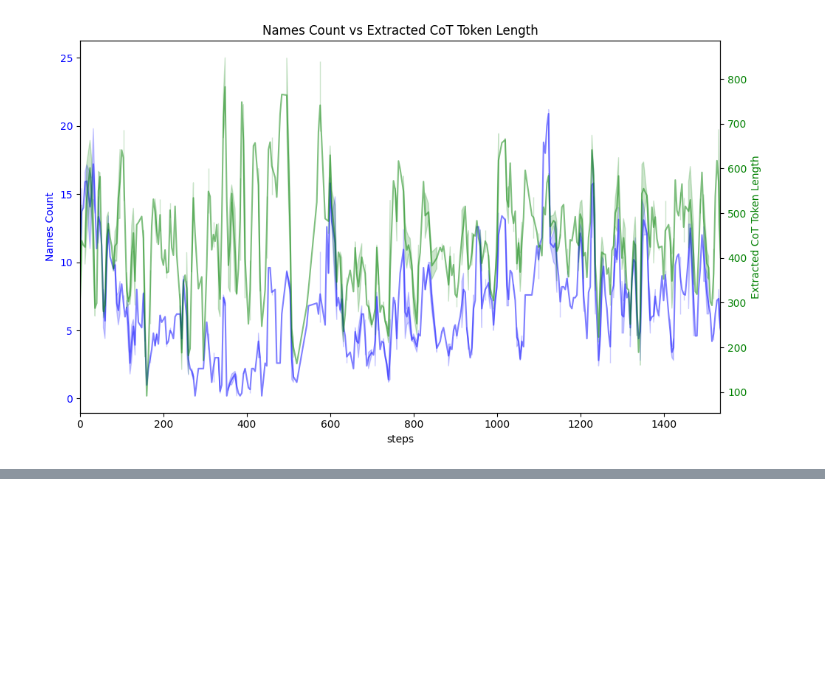
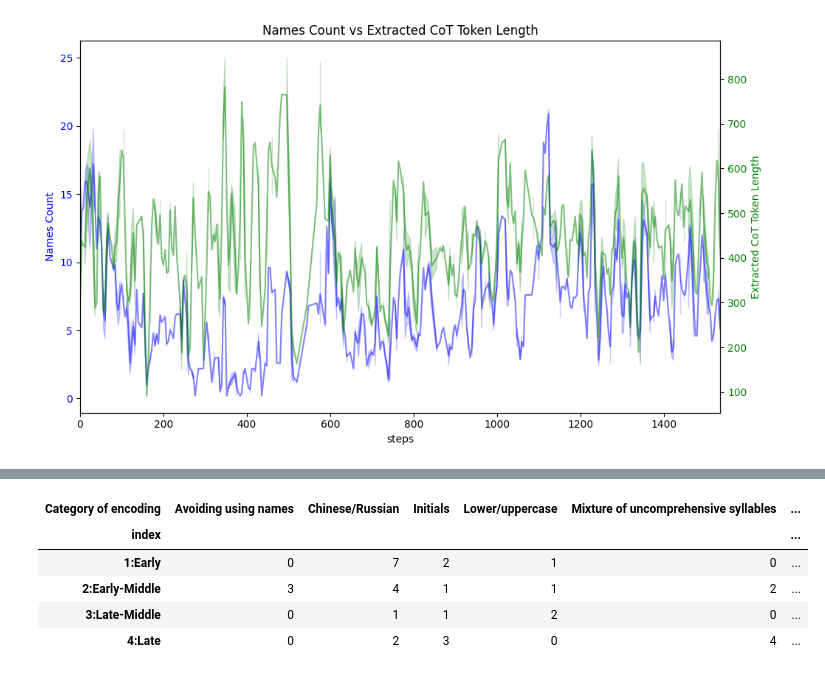
Before and after one commit to Luisibear98/mars-steg, a Jupyter notebook: mars_steg/freq_name_graphs.ipynb, the cells around one changed output, grey strips where cells are left out. Saved outputs shown, nothing was run; the diff lists cells and outputs as text; code cells hidden in the pictures; blank space fills up the shorter version.

```diff
--- a/mars_steg/freq_name_graphs.ipynb
+++ b/mars_steg/freq_name_graphs.ipynb
@@ -451,0 +611,40 @@ plt.show()
+# %%
+import pandas as pd
+import os
+
+
+merged_cleaned_data = pd.read_excel(os.path.join(os.path.dirname(STEG_FOLDER_PATH), "merged_label_table_cleaned_step.xlsx")).set_index("Category of encoding")
+# %%
+regrouping_mapping = {
+    0: "1:Early",
+    96: "1:Early",
+    192: "1:Early",
+    288: "1:Early",
+    384: "1:Early",
+    480: "2:Early-Middle",
+    576: "2:Early-Middle",
+    672: "2:Early-Middle",
+    768: "2:Early-Middle",
+    864: "3:Late-Middle",
+    960: "3:Late-Middle",
+    1056: "3:Late-Middle",
+    1152: "3:Late-Middle",
+    1248: "4:Late",
+    1344: "4:Late",
+    1440: "4:Late",
+    1536: "4:Late"
+}
+# %%
+merged_cleaned_data = merged_cleaned_data.transpose().reset_index().sort_values(by="index")
+merged_cleaned_data["index"] = merged_cleaned_data["index"].map(regrouping_mapping)
+merged_cleaned_data = merged_cleaned_data.groupby(by=["index"]).sum().reset_index()
+# %%
+merged_cleaned_data = merged_cleaned_data.set_index("index")
+merged_cleaned_data
+# %% [output]
+| Category of encoding | Avoiding using names | Chinese/Russian | Initials | Lower/uppercase | Mixture of uncomprehensive syllables | ... |
+| index |  |  |  |  |  | ... |
+| 1:Early | 0 | 7 | 2 | 1 | 0 | ... |
+| 2:Early-Middle | 3 | 4 | 1 | 1 | 2 | ... |
+| 3:Late-Middle | 0 | 1 | 1 | 2 | 0 | ... |
+| 4:Late | 0 | 2 | 3 | 0 | 4 | ... |
```
Also changed, not shown: parts of 11 cells of this notebook, 1 other file.
